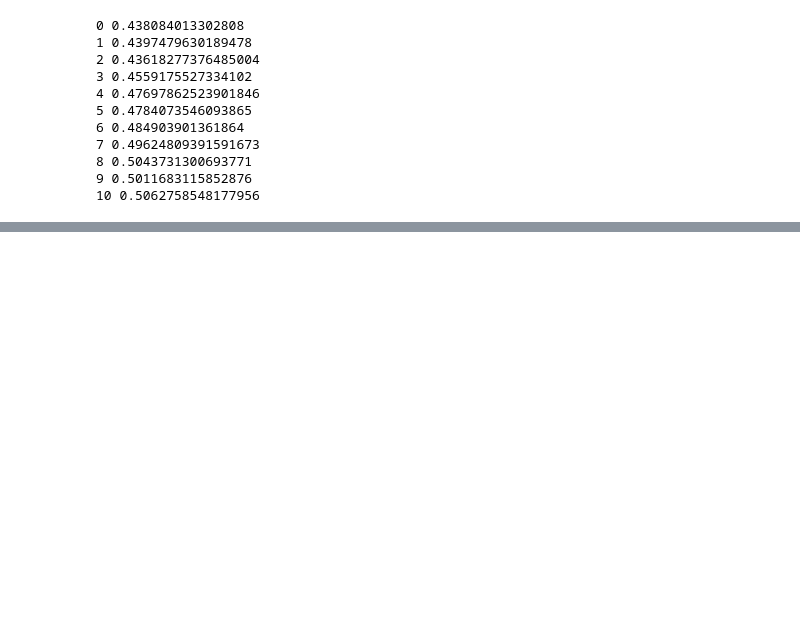
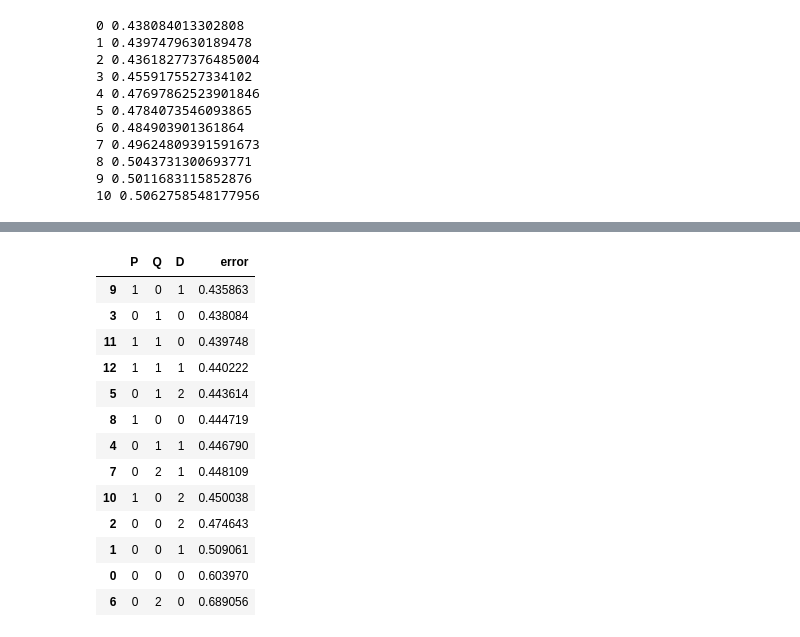
Before and after one commit to halepz/Proyecto_1_MAAD, a Jupyter notebook: Proyecto 1 (Paises).ipynb, the cells around one changed output, grey strips where cells are left out. Cells and saved outputs as stored; diff of their text form; code cells hidden in the pictures; blank space fills up the shorter version.

```diff
--- a/Proyecto 1 (Paises).ipynb
+++ b/Proyecto 1 (Paises).ipynb
@@ -628,3 +855,37 @@ for m in range(len(p)):
 8 0.5043731300693771
 9 0.5011683115852876
 10 0.5062758548177956
+# %%
+X = dff_lg['Alemania_log'].values
+p=np.arange(1,4,1)
+q=np.arange(1,4,1)
+d=np.arange(1,4,1)
+size = int(len(X) * 0.66)
+train, test = X[0:size], X[size:len(X)]
+history = [x for x in train]
+predictions = list()
+errors = list()
+data = []
+for m in range(len(p)):
+    for n in range(len(q)):
+        for o in range(len(d)):
+            try:
+                for t in range(len(test)):
+                    model = ARIMA(history, order=(m,n,o))
+                    model_fit = model.fit(disp=0)
+                    output = model_fit.forecast()
+                    yhat = output[0]
+                    predictions.append(yhat)
+                    obs = test[t]
+                    history.append(obs)
+                error = mean_squared_error(test, predictions) ** 0.5
+                print(m,n,o,error)
+                errors.append(error)
+                data.append((m,n,o,error))
+                predictions = list()
+                history = [x for x in train]
+            except:
+                print('Error cuando se intenta la convinación '+str(m)+str(n)+str(o))
+
+cols=['P','Q','D','error']
+result = pd.DataFrame(data, columns=cols)
@@ -630,0 +910,17 @@ for m in range(len(p)):
+# %%
+result.sort_values('error')
+# %% [output]
+|  | P | Q | D | error |
+| 9 | 1 | 0 | 1 | 0.435863 |
+| 3 | 0 | 1 | 0 | 0.438084 |
+| 11 | 1 | 1 | 0 | 0.439748 |
+| 12 | 1 | 1 | 1 | 0.440222 |
+| 5 | 0 | 1 | 2 | 0.443614 |
+| 8 | 1 | 0 | 0 | 0.444719 |
+| 4 | 0 | 1 | 1 | 0.446790 |
+| 7 | 0 | 2 | 1 | 0.448109 |
+| 10 | 1 | 0 | 2 | 0.450038 |
+| 2 | 0 | 0 | 2 | 0.474643 |
+| 1 | 0 | 0 | 1 | 0.509061 |
+| 0 | 0 | 0 | 0 | 0.603970 |
+| 6 | 0 | 2 | 0 | 0.689056 |
```
Also changed, not shown: parts of 17 cells of this notebook, 2 other files.
